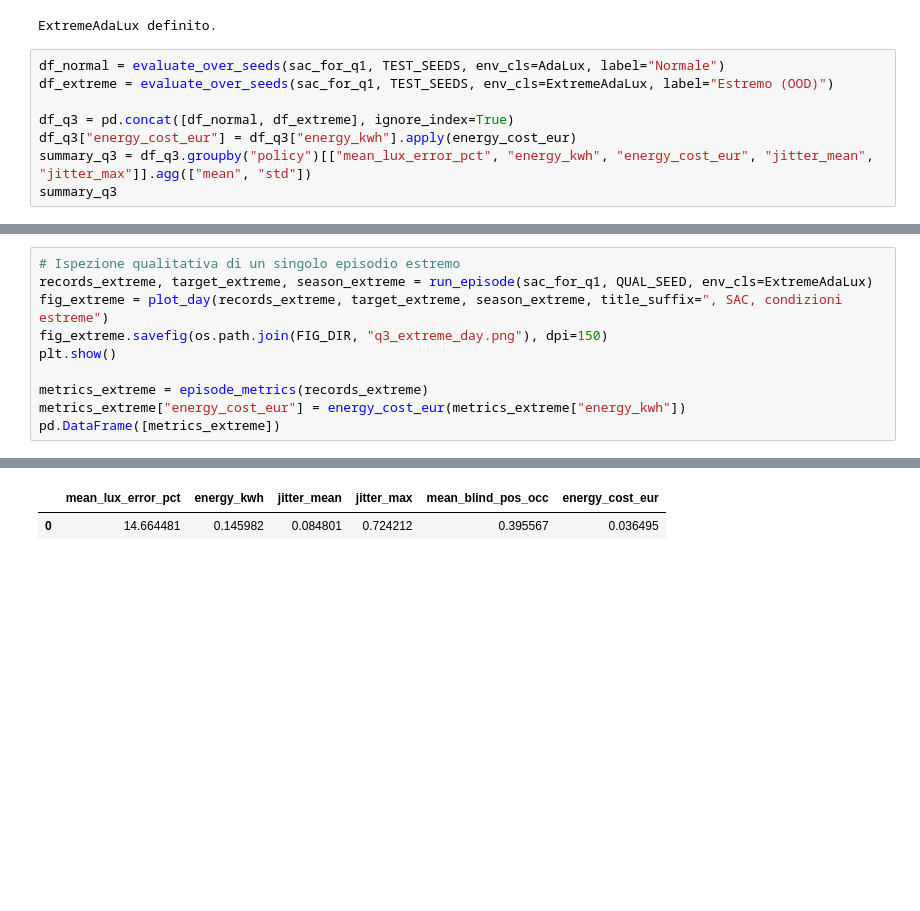
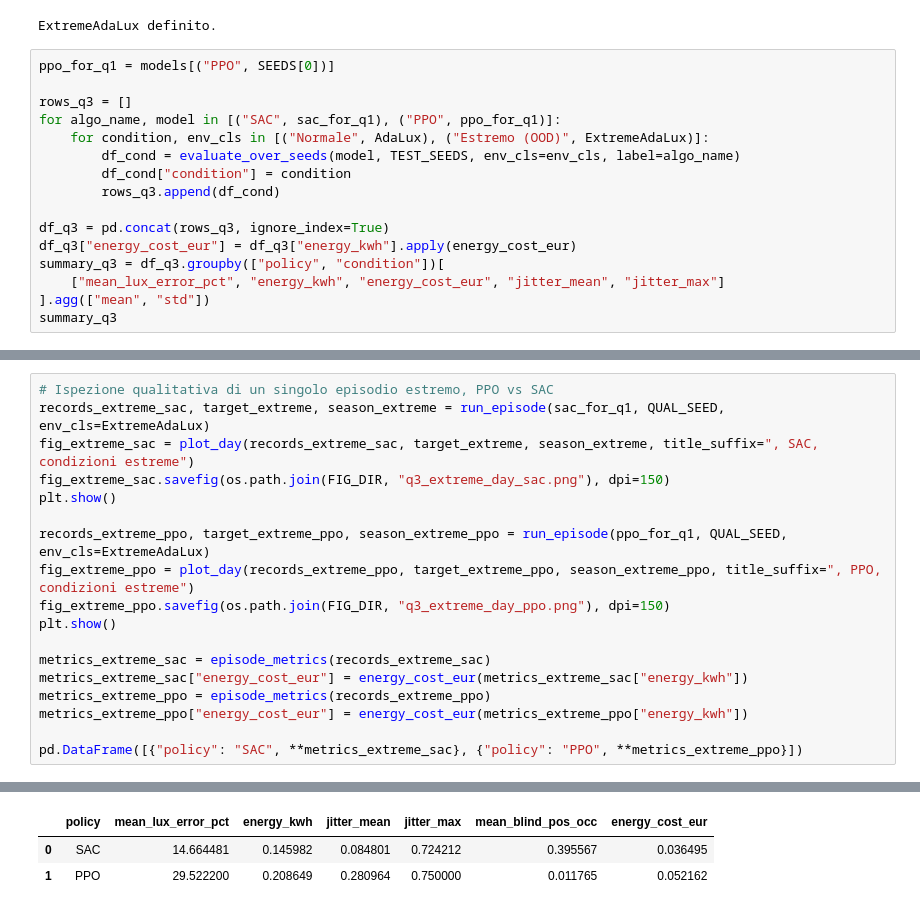
Before and after one commit to n1c0zu/LuxMax, a Jupyter notebook: notebooks/02_domande_di_ricerca.ipynb, the cells around one changed output, grey strips where cells are left out. Saved outputs shown, nothing was run; the diff lists cells and outputs as text; blank space fills up the shorter version.

```diff
--- a/notebooks/02_domande_di_ricerca.ipynb
+++ b/notebooks/02_domande_di_ricerca.ipynb
@@ -392,11 +404,19 @@ print("ExtremeAdaLux definito.")
 # %% [output]
 ExtremeAdaLux definito.
 # %%
-df_normal = evaluate_over_seeds(sac_for_q1, TEST_SEEDS, env_cls=AdaLux, label="Normale")
-df_extreme = evaluate_over_seeds(sac_for_q1, TEST_SEEDS, env_cls=ExtremeAdaLux, label="Estremo (OOD)")
+ppo_for_q1 = models[("PPO", SEEDS[0])]
 
-df_q3 = pd.concat([df_normal, df_extreme], ignore_index=True)
+rows_q3 = []
+for algo_name, model in [("SAC", sac_for_q1), ("PPO", ppo_for_q1)]:
+    for condition, env_cls in [("Normale", AdaLux), ("Estremo (OOD)", ExtremeAdaLux)]:
+        df_cond = evaluate_over_seeds(model, TEST_SEEDS, env_cls=env_cls, label=algo_name)
+        df_cond["condition"] = condition
+        rows_q3.append(df_cond)
+
+df_q3 = pd.concat(rows_q3, ignore_index=True)
 df_q3["energy_cost_eur"] = df_q3["energy_kwh"].apply(energy_cost_eur)
-summary_q3 = df_q3.groupby("policy")[["mean_lux_error_pct", "energy_kwh", "energy_cost_eur", "jitter_mean", "jitter_max"]].agg(["mean", "std"])
+summary_q3 = df_q3.groupby(["policy", "condition"])[
+    ["mean_lux_error_pct", "energy_kwh", "energy_cost_eur", "jitter_mean", "jitter_max"]
+].agg(["mean", "std"])
 summary_q3
 # %% [output]
@@ -430,12 +463,20 @@ plt.show()
 # %%
-# Ispezione qualitativa di un singolo episodio estremo
-records_extreme, target_extreme, season_extreme = run_episode(sac_for_q1, QUAL_SEED, env_cls=ExtremeAdaLux)
-fig_extreme = plot_day(records_extreme, target_extreme, season_extreme, title_suffix=", SAC, condizioni estreme")
-fig_extreme.savefig(os.path.join(FIG_DIR, "q3_extreme_day.png"), dpi=150)
+# Ispezione qualitativa di un singolo episodio estremo, PPO vs SAC
+records_extreme_sac, target_extreme, season_extreme = run_episode(sac_for_q1, QUAL_SEED, env_cls=ExtremeAdaLux)
+fig_extreme_sac = plot_day(records_extreme_sac, target_extreme, season_extreme, title_suffix=", SAC, condizioni estreme")
+fig_extreme_sac.savefig(os.path.join(FIG_DIR, "q3_extreme_day_sac.png"), dpi=150)
 plt.show()
 
-metrics_extreme = episode_metrics(records_extreme)
-metrics_extreme["energy_cost_eur"] = energy_cost_eur(metrics_extreme["energy_kwh"])
-pd.DataFrame([metrics_extreme])
+records_extreme_ppo, target_extreme_ppo, season_extreme_ppo = run_episode(ppo_for_q1, QUAL_SEED, env_cls=ExtremeAdaLux)
+fig_extreme_ppo = plot_day(records_extreme_ppo, target_extreme_ppo, season_extreme_ppo, title_suffix=", PPO, condizioni estreme")
+fig_extreme_ppo.savefig(os.path.join(FIG_DIR, "q3_extreme_day_ppo.png"), dpi=150)
+plt.show()
+
+metrics_extreme_sac = episode_metrics(records_extreme_sac)
+metrics_extreme_sac["energy_cost_eur"] = energy_cost_eur(metrics_extreme_sac["energy_kwh"])
+metrics_extreme_ppo = episode_metrics(records_extreme_ppo)
+metrics_extreme_ppo["energy_cost_eur"] = energy_cost_eur(metrics_extreme_ppo["energy_kwh"])
+
+pd.DataFrame([{"policy": "SAC", **metrics_extreme_sac}, {"policy": "PPO", **metrics_extreme_ppo}])
 # %% [output]
 [figure]
@@ -442,2 +484,3 @@ pd.DataFrame([metrics_extreme])
-|  | mean_lux_error_pct | energy_kwh | jitter_mean | jitter_max | mean_blind_pos_occ | energy_cost_eur |
-| 0 | 14.664481 | 0.145982 | 0.084801 | 0.724212 | 0.395567 | 0.036495 |
+|  | policy | mean_lux_error_pct | energy_kwh | jitter_mean | jitter_max | mean_blind_pos_occ | energy_cost_eur |
+| 0 | SAC | 14.664481 | 0.145982 | 0.084801 | 0.724212 | 0.395567 | 0.036495 |
+| 1 | PPO | 29.522200 | 0.208649 | 0.280964 | 0.750000 | 0.011765 | 0.052162 |
```
Also changed, not shown: parts of 5 cells of this notebook, 3 other files.
